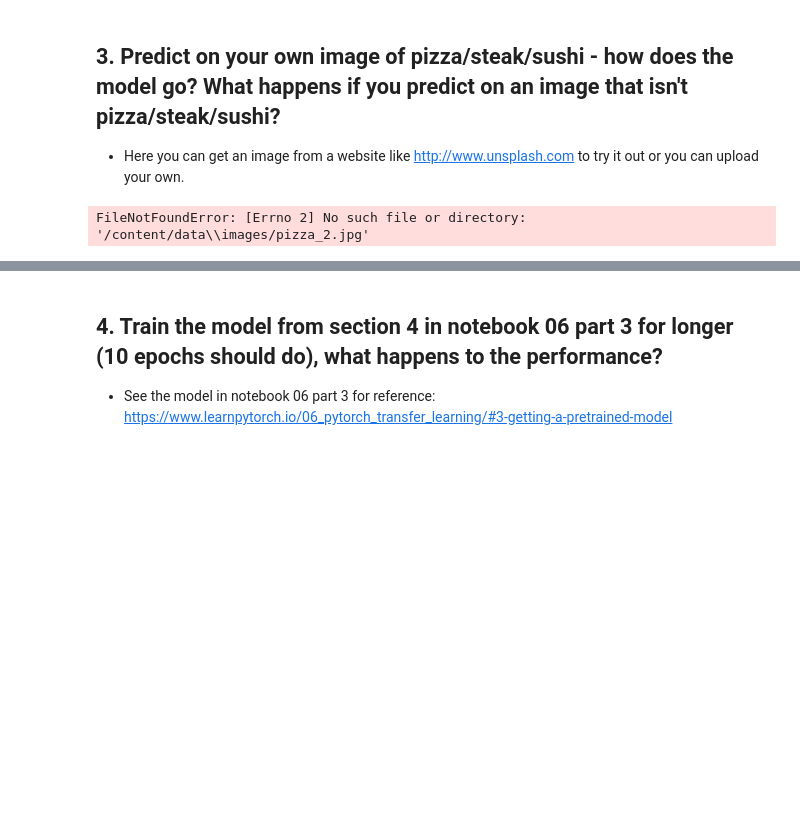
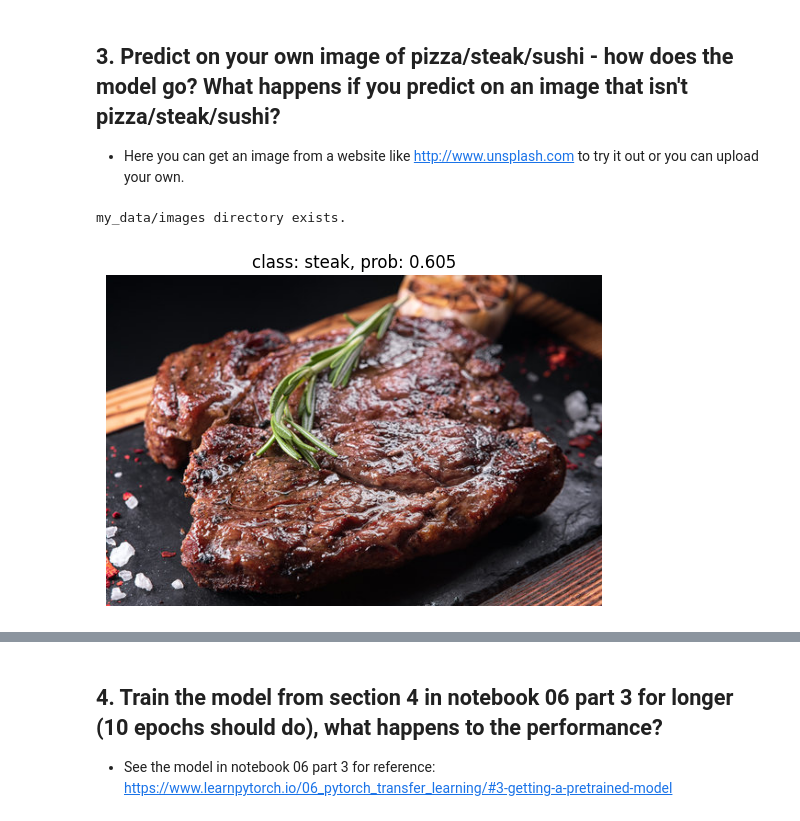
Before and after one commit to AntonTroitskii/pytorch-deep-learning, a Jupyter notebook: my_sol_exercises/06_pytorch_transfer_learning_exercises.ipynb, the cells around one changed output, grey strips where cells are left out. Saved outputs shown, nothing was run; the diff lists cells and outputs as text; code cells hidden in the pictures; blank space fills up the shorter version.

Commit message:
course. update 06 solution

```diff
--- a/my_sol_exercises/06_pytorch_transfer_learning_exercises.ipynb
+++ b/my_sol_exercises/06_pytorch_transfer_learning_exercises.ipynb
@@ -141,9 +155,11 @@ train_dataloader, test_dataloader, class_names
 # %%
 # Setup the model with pretrained weights and send it to the target device
 # model_0 = torchvision.models.efficientnet_b0(pretrained=True).to(device)
-weights = torchvision.models.EfficientNet_B0_Weights.DEFAULT # .DEFAULT = best available weights
+weights = (
+    torchvision.models.EfficientNet_B0_Weights.DEFAULT
+)  # .DEFAULT = best available weights
 model_0 = torchvision.models.efficientnet_b0(weights=weights).to(device)
-#model_0 # uncomment to output (it's very long)
+# model_0 # uncomment to output (it's very long)
 # %% [output]
 Downloading: "https://download.pytorch.org/models/efficientnet_b0_rwightman-7f5810bc.pth" to /root/.cache/torch/hub/checkpoints/efficientnet_b0_rwightman-7f5810bc.pth
 # %%
@@ -398,15 +431,21 @@ plt.figure(figsize=(15, 10))
 # plt.suptitle('Most wrong')
 
 for i, idx in enumerate(df_top5.index):
-    path = df_top5['sample'].loc[idx]
+    path = df_top5["sample"].loc[idx]
     img = Image.open(path)
     img_ar = np.asanyarray(img)
-    plt.subplot(1, 5, i+1)
+    plt.subplot(1, 5, i + 1)
     plt.axis(False)
     cnmuber = test_dataloader.dataset[idx][1]
-    cnmuber_pred = df_top5['predictions'].loc[idx]
+    cnmuber_pred = df_top5["predictions"].loc[idx]
     plt.imshow(img)
-    plt.title('predicted - ' + class_names[cnmuber_pred] +  '\n' + 'original -  ' + class_names[cnmuber])
+    plt.title(
+        "predicted - "
+        + class_names[cnmuber_pred]
+        + "\n"
+        + "original -  "
+        + class_names[cnmuber]
+    )
 # %% [output]
 [figure]
 # %% [markdown]
@@ -414,37 +453,69 @@ for i, idx in enumerate(df_top5.index):
 * Here you can get an image from a website like http://www.unsplash.com to try it out or you can upload your own.
 # %%
 # DONE: Get an image of pizza/steak/sushi
+from pathlib import Path
+import requests
+import zipfile
+import os
 
 
 def pred_and_plot_img(model, img_path):
 
     model.eval()
 
     model.to(device)
 
     with torch.inference_mode():
         img = Image.open(img_path)
 
         img_tr = simple_transform(img).unsqueeze(dim=0)
         logit_pred = model(img_tr.to(device))
         prob_pred = logit_pred.softmax(dim=1)
         target_pred = prob_pred.argmax(dim=1)
 
         plt.figure()
         plt.imshow(img)
-        plt.title(
-            f'class: {class_names[target_pred]}, prob: {prob_pred.max():.3f}')
+        plt.title(f"class: {class_names[target_pred]}, prob: {prob_pred.max():.3f}")
         plt.axis(False)
 
 
-data_path = Path('data\images')
+# Setup path to data folder
+my_data_path = Path("my_data")
+my_image_path = my_data_path / "images"
+
+# If the image folder doesn't exist, download it and prepare it...
+if my_image_path.is_dir():
+    print(f"{my_image_path} directory exists.")
+else:
+    print(f"Did not find {my_image_path} directory, creating one...")
+    my_image_path.mkdir(parents=True, exist_ok=True)
+
+    # Download pizza, steak, sushi data
+    with open(my_data_path / "images.zip", "wb") as f:
+        request = requests.get(
+            "https://github.com/AntonTroitskii/pytorch-deep-learning/raw/course/my_data/images.zip"
+        )
+        print("Downloading my data...")
+        f.write(request.content)
+
+    # Unzip pizza, steak, sushi data
+    with zipfile.ZipFile(my_data_path / "images.zip", "r") as zip_ref:
+        print("Unzipping pizza, steak, sushi data...")
+        zip_ref.extractall(my_data_path)
+
+    # Remove .zip file
+    os.remove(my_data_path / "images.zip")
+
+# https://github.com/AntonTroitskii/pytorch-deep-learning/blob/course/my_data/images.zip
+my_data_path = Path("my_data/images")
 img_path_list = []
-img_path_list.append(data_path / 'pizza.jpg')
-img_path_list.append(data_path / 'stake.jpg')
-img_path_list.append(data_path / 'sushi.jpg')
+img_path_list.append(my_data_path / "pizza.png")
+img_path_list.append(my_data_path / "stake.png")
+img_path_list.append(my_data_path / "sushi.png")
 
-pred_and_plot_img(model_0, img_path_list[3])
+pred_and_plot_img(model_0, img_path_list[1])
 # %% [output]
-FileNotFoundError: [Errno 2] No such file or directory: '/content/data\\images/pizza_2.jpg'
+my_data/images directory exists.
+[figure, added]
 # %%
 # DONE: Get an image of not pizza/steak/sushi
```
Also changed, not shown: parts of 39 cells of this notebook.
